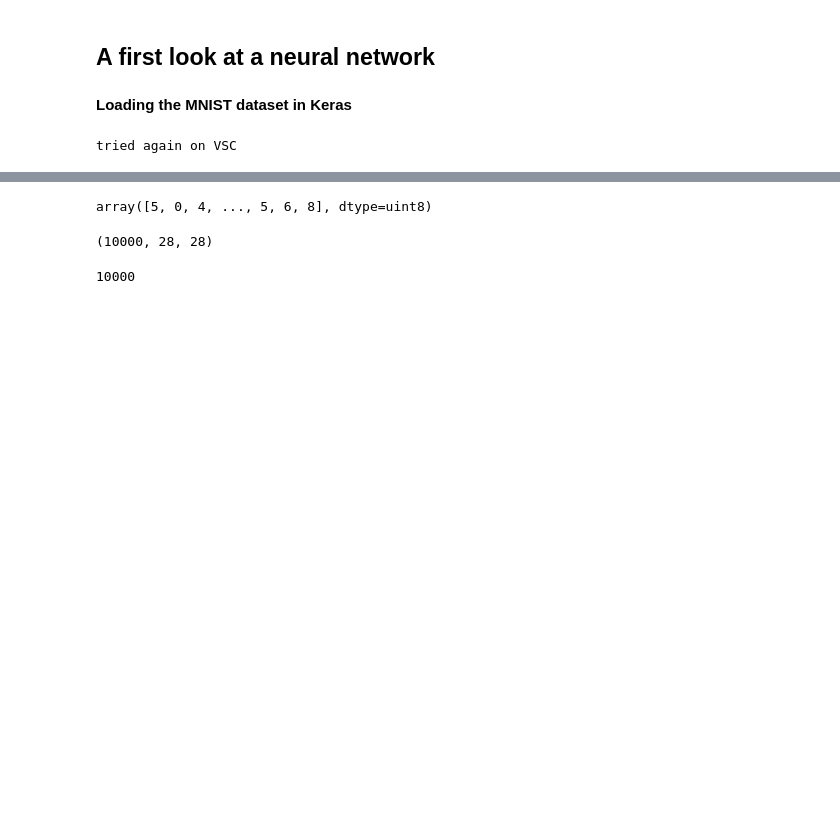
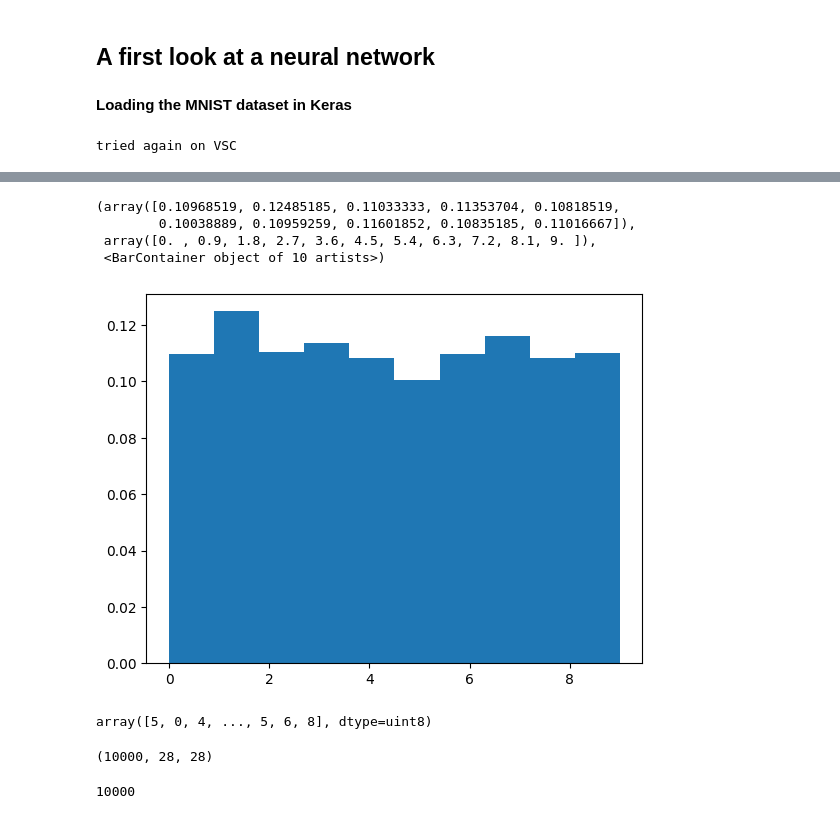
Before and after one commit to bertramwooster/deep-learning-with-python-notebooks, a Jupyter notebook: chapter02_mathematical-building-blocks.ipynb, the cells around one changed output, grey strips where cells are left out. Drawn from its saved outputs; the diff is of its cells as text; code cells hidden in the pictures; blank space fills up the shorter version.

```diff
--- a/chapter02_mathematical-building-blocks.ipynb
+++ b/chapter02_mathematical-building-blocks.ipynb
@@ -41,3 +39,13 @@ len(train_labels)
+# %%
+len(train_labels)
+from matplotlib import pyplot as plt
+plt.hist(train_labels, density = True, bins = 10, histtype='barstacked')
+# %% [output]
+(array([0.10968519, 0.12485185, 0.11033333, 0.11353704, 0.10818519,
+        0.10038889, 0.10959259, 0.11601852, 0.10835185, 0.11016667]),
+ array([0. , 0.9, 1.8, 2.7, 3.6, 4.5, 5.4, 6.3, 7.2, 8.1, 9. ]),
+ <BarContainer object of 10 artists>)
+[figure, added]
 # %%
 train_labels
 # %% [output]
```
Also changed, not shown: parts of 5 cells of this notebook.
